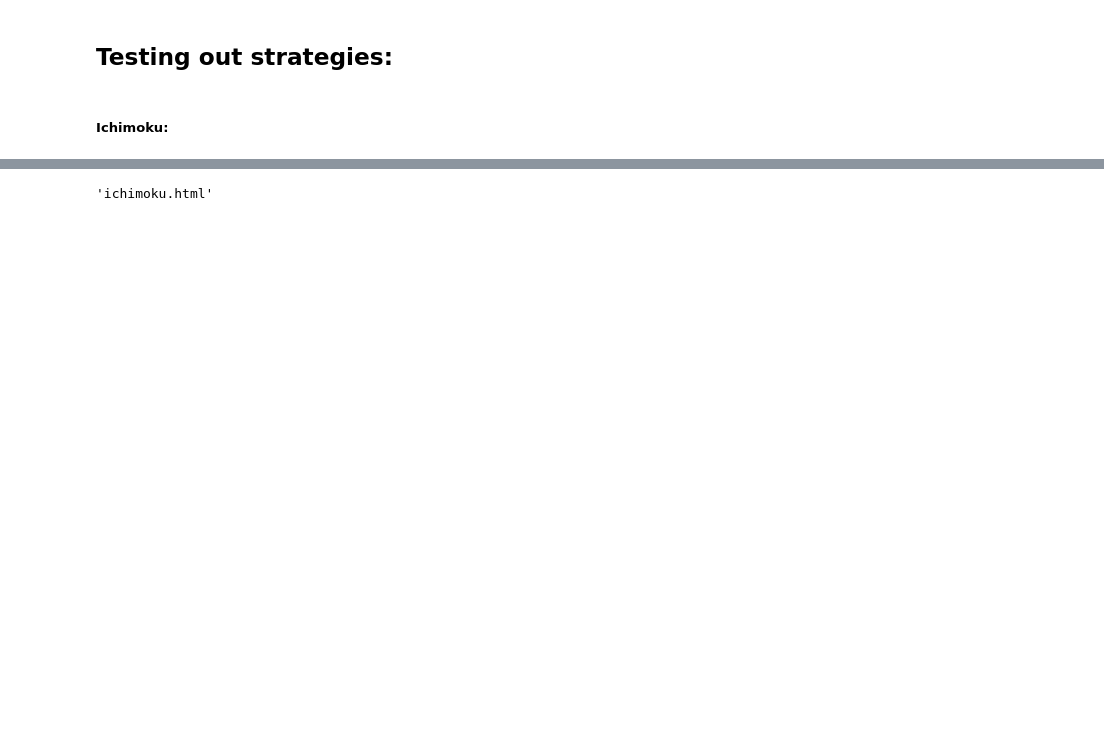
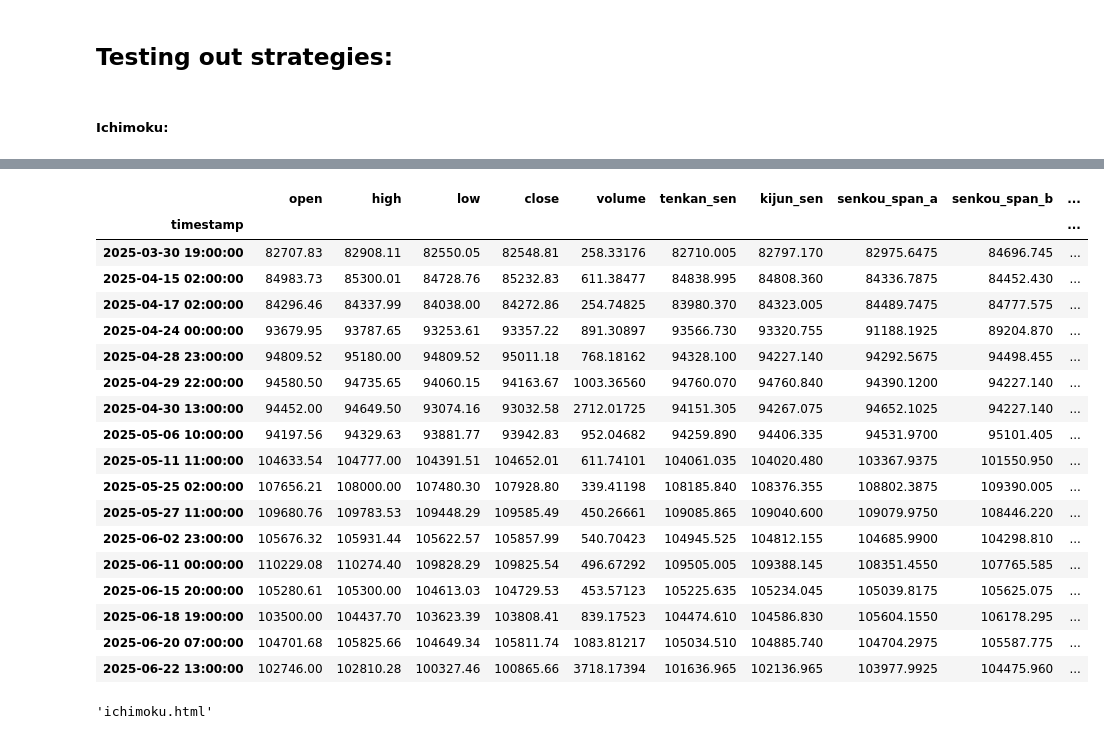
Before and after one commit to Namrota/crypto_backtesting, a Jupyter notebook: crypto_backtesting_v1.ipynb, the cells around one changed output, grey strips where cells are left out. Saved outputs shown, nothing was run; the diff lists cells and outputs as text; code cells hidden in the pictures; blank space fills up the shorter version.

Commit message:
jupyter file for backtesting strategies

```diff
--- a/crypto_backtesting_v1.ipynb
+++ b/crypto_backtesting_v1.ipynb
@@ -37,6 +37,6 @@ h5_db= Hdf5Client("Binance")
 data= h5_db.get_data("BTCUSDT", from_time= 0, to_time= int(time.time() * 1000))
 # %%
 #import and format the data
-data= resample_timeframe(data, "15m")
+data= resample_timeframe(data, "1h")
 data
 # %% [output]
@@ -62,5 +63,4 @@ timestamp
 # %% [markdown]
 ##### Ichimoku:
 # %%
-data= ic.backtest(data, 9, 26)
-data
+ichimoku_df= data.copy()
@@ -90,3 +141,25 @@ Index(['open', 'high', 'low', 'close', 'volume', 'tenkan_sen', 'kijun_sen', 'sen
+# %%
+signal_data.head(30)
+# %% [output]
+|  | open | high | low | close | volume | tenkan_sen | kijun_sen | senkou_span_a | senkou_span_b | ... |
+| timestamp |  |  |  |  |  |  |  |  |  | ... |
+| 2025-03-30 19:00:00 | 82707.83 | 82908.11 | 82550.05 | 82548.81 | 258.33176 | 82710.005 | 82797.170 | 82975.6475 | 84696.745 | ... |
+| 2025-04-15 02:00:00 | 84983.73 | 85300.01 | 84728.76 | 85232.83 | 611.38477 | 84838.995 | 84808.360 | 84336.7875 | 84452.430 | ... |
+| 2025-04-17 02:00:00 | 84296.46 | 84337.99 | 84038.00 | 84272.86 | 254.74825 | 83980.370 | 84323.005 | 84489.7475 | 84777.575 | ... |
+| 2025-04-24 00:00:00 | 93679.95 | 93787.65 | 93253.61 | 93357.22 | 891.30897 | 93566.730 | 93320.755 | 91188.1925 | 89204.870 | ... |
+| 2025-04-28 23:00:00 | 94809.52 | 95180.00 | 94809.52 | 95011.18 | 768.18162 | 94328.100 | 94227.140 | 94292.5675 | 94498.455 | ... |
+| 2025-04-29 22:00:00 | 94580.50 | 94735.65 | 94060.15 | 94163.67 | 1003.36560 | 94760.070 | 94760.840 | 94390.1200 | 94227.140 | ... |
+| 2025-04-30 13:00:00 | 94452.00 | 94649.50 | 93074.16 | 93032.58 | 2712.01725 | 94151.305 | 94267.075 | 94652.1025 | 94227.140 | ... |
+| 2025-05-06 10:00:00 | 94197.56 | 94329.63 | 93881.77 | 93942.83 | 952.04682 | 94259.890 | 94406.335 | 94531.9700 | 95101.405 | ... |
+| 2025-05-11 11:00:00 | 104633.54 | 104777.00 | 104391.51 | 104652.01 | 611.74101 | 104061.035 | 104020.480 | 103367.9375 | 101550.950 | ... |
+| 2025-05-25 02:00:00 | 107656.21 | 108000.00 | 107480.30 | 107928.80 | 339.41198 | 108185.840 | 108376.355 | 108802.3875 | 109390.005 | ... |
+| 2025-05-27 11:00:00 | 109680.76 | 109783.53 | 109448.29 | 109585.49 | 450.26661 | 109085.865 | 109040.600 | 109079.9750 | 108446.220 | ... |
+| 2025-06-02 23:00:00 | 105676.32 | 105931.44 | 105622.57 | 105857.99 | 540.70423 | 104945.525 | 104812.155 | 104685.9900 | 104298.810 | ... |
+| 2025-06-11 00:00:00 | 110229.08 | 110274.40 | 109828.29 | 109825.54 | 496.67292 | 109505.005 | 109388.145 | 108351.4550 | 107765.585 | ... |
+| 2025-06-15 20:00:00 | 105280.61 | 105300.00 | 104613.03 | 104729.53 | 453.57123 | 105225.635 | 105234.045 | 105039.8175 | 105625.075 | ... |
+| 2025-06-18 19:00:00 | 103500.00 | 104437.70 | 103623.39 | 103808.41 | 839.17523 | 104474.610 | 104586.830 | 105604.1550 | 106178.295 | ... |
+| 2025-06-20 07:00:00 | 104701.68 | 105825.66 | 104649.34 | 105811.74 | 1083.81217 | 105034.510 | 104885.740 | 104704.2975 | 105587.775 | ... |
+| 2025-06-22 13:00:00 | 102746.00 | 102810.28 | 100327.46 | 100865.66 | 3718.17394 | 101636.965 | 102136.965 | 103977.9925 | 104475.960 | ... |
 # %%
 import plotly.graph_objects as go
 import plotly.offline as pyo
```
Also changed, not shown: parts of 3 cells of this notebook.
